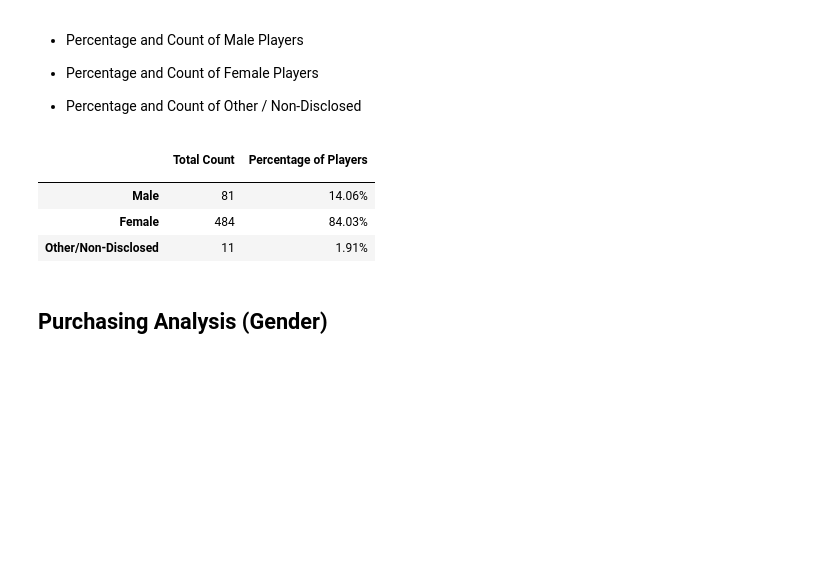
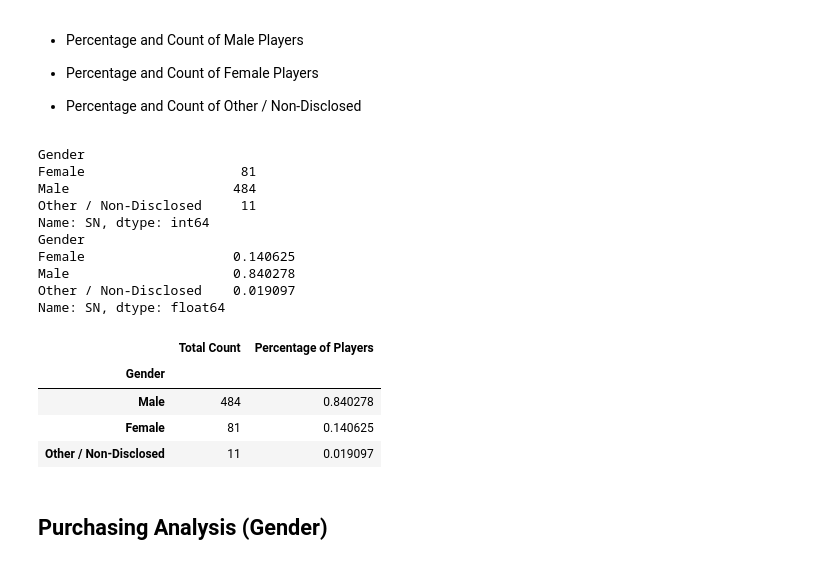
Before and after one commit to digbalajobi/Panda-challenge, a Jupyter notebook: HeroesOfPymoli/HeroesOfPymoli_starter.ipynb, the cells around one changed output. Saved outputs shown, nothing was run; the diff lists cells and outputs as text; code cells hidden in the pictures; blank space fills up the shorter version.

Commit message:
fixed gender order

```diff
--- a/HeroesOfPymoli/HeroesOfPymoli_starter.ipynb
+++ b/HeroesOfPymoli/HeroesOfPymoli_starter.ipynb
@@ -93,24 +93,33 @@ gender_total = df.nunique()["SN"]
 
 percentage = gender_total/total_players
 
-#DataFrame
-
-gender_results = pd.DataFrame({"":['Male', 'Female', 'Other/Non-Disclosed'],
-                               "Total Count":gender_total,
-                               "Percentage of Players": percentage})
-
-gender_results["Percentage of Players"] = gender_results["Percentage of Players"].map("{:,.2%}".format)
-#Print Results
-
-gender_results=gender_results.sort_values("Gender", ascending=True)
-gender_results = gender_results.set_index('')
-gender_results
+print(gender_total)
+print(percentage)
 # %% [output]
-|  | Total Count | Percentage of Players |
-|  |  |  |
-| Male | 81 | 14.06% |
-| Female | 484 | 84.03% |
-| Other/Non-Disclosed | 11 | 1.91% |
+Gender
+Female                    81
+Male                     484
+Other / Non-Disclosed     11
+Name: SN, dtype: int64
+Gender
+Female                   0.140625
+Male                     0.840278
+Other / Non-Disclosed    0.019097
+Name: SN, dtype: float64
+# %%
+#DataFrame
+gender_results = pd.DataFrame({"Total Count":gender_total,
+                               "Percentage of Players": percentage})
+
+#Print Results
+gender_results=gender_results.sort_values("Total Count", ascending=False)
+gender_results
+# %% [output]
+|  | Total Count | Percentage of Players |
+| Gender |  |  |
+| Male | 484 | 0.840278 |
+| Female | 81 | 0.140625 |
+| Other / Non-Disclosed | 11 | 0.019097 |
 # %% [markdown]
 
 ## Purchasing Analysis (Gender)
```
